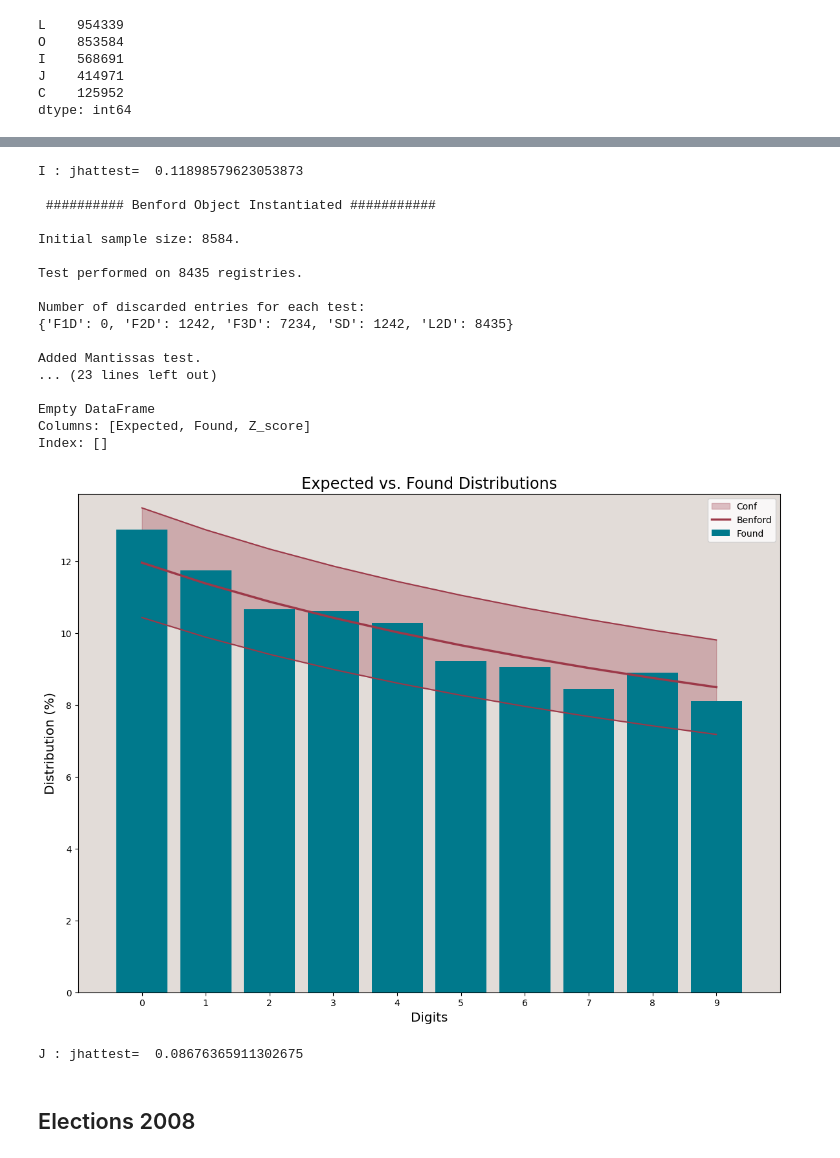
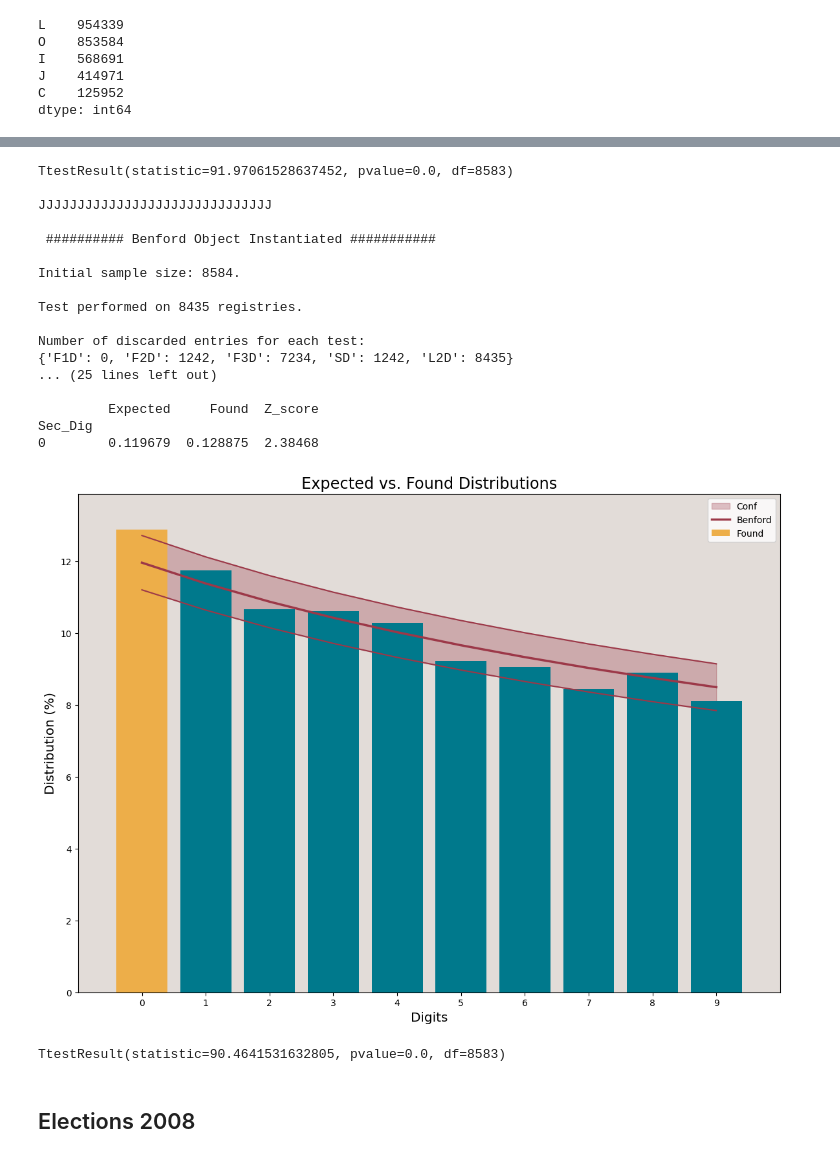
Before and after one commit to dazdejkovic/Serbian-elections-2BL, a Jupyter notebook: Serbian presidental elections.ipynb, the cells around one changed output, grey strips where cells are left out. Drawn from its saved outputs; the diff is of its cells as text; code cells hidden in the pictures.

```diff
--- a/Serbian presidental elections.ipynb
+++ b/Serbian presidental elections.ipynb
@@ -7,0 +11,3 @@ import benford as bf
+# %%
+r=np.array([ sum([np.log10(1+1/(10*k+j)) for k in range(1,10)]) for j in range(10)])
+r
@@ -7,0 +17,3 @@ import benford as bf
+# %%
+j_hat=(r*range(10)).sum()  # Mean of second significant digit
+j_hat
@@ -93,7 +110,10 @@ sd.head(1)
 # %%
 top = ['D', 'C', 'B' ]
 for K in top:
-    benf = bf.Benford((sd, K), decimals=0, limit_N=1800) # Initialisation of Benford object
+    print(30*K)
+    benf = bf.Benford((sd, K), decimals=0) # Initialisation of Benford object
     benf.SD.report()
-    print(K, ': jhattest= ',abs((benf.SD['Found']*np.arange(10)).sum()-4.187))  # Expected value of second digit
+    print()
+    print(stats.ttest_1samp(sd[K], popmean=j_hat))
+    print()
 # %% [output]
@@ -174,7 +194,10 @@ dtype: int64
 # %%
 top = ['L', 'O', 'I', 'J' ]
 for K in top:
-    benf = bf.Benford((sd, K), decimals=0, limit_N=1800) # Initialisation of Benford object
+    print(30*K)
+    benf = bf.Benford((sd, K), decimals=0) # Initialisation of Benford object
     benf.SD.report()
-    print(K, ': jhattest= ',abs((benf.SD['Found']*np.arange(10)).sum()-4.187))  # Expected value of second digit
+    print()
+    print(stats.ttest_1samp(sd[K], popmean = j_hat))
+    print()
 # %% [output]
@@ -235,22 +258,22 @@ Index: []
-I : jhattest=  0.11898579623053873
+TtestResult(statistic=91.97061528637452, pvalue=0.0, df=8583)
+
+JJJJJJJJJJJJJJJJJJJJJJJJJJJJJJ
 
  ########## Benford Object Instantiated ###########
 
 Initial sample size: 8584.
 
 Test performed on 8435 registries.
 
 Number of discarded entries for each test:
 {'F1D': 0, 'F2D': 1242, 'F3D': 7234, 'SD': 1242, 'L2D': 8435}
+... (25 lines left out)
 
-Added Mantissas test.
-... (23 lines left out)
-
-Empty DataFrame
-Columns: [Expected, Found, Z_score]
-Index: []
+         Expected     Found  Z_score
+Sec_Dig
+0        0.119679  0.128875  2.38468
-[figure, old version]
+[figure, new version]
-J : jhattest=  0.08676365911302675
+TtestResult(statistic=90.4641531632805, pvalue=0.0, df=8583)
 # %% [markdown]
 ## Elections 2008
 # %%
```
Also changed, not shown: parts of 11 cells of this notebook, 1 other file.
